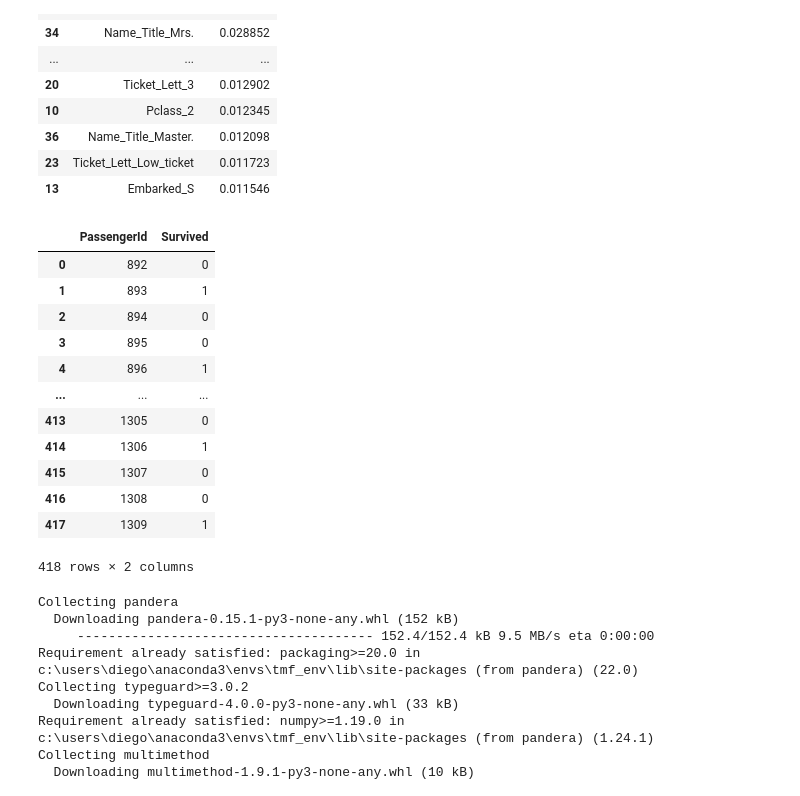
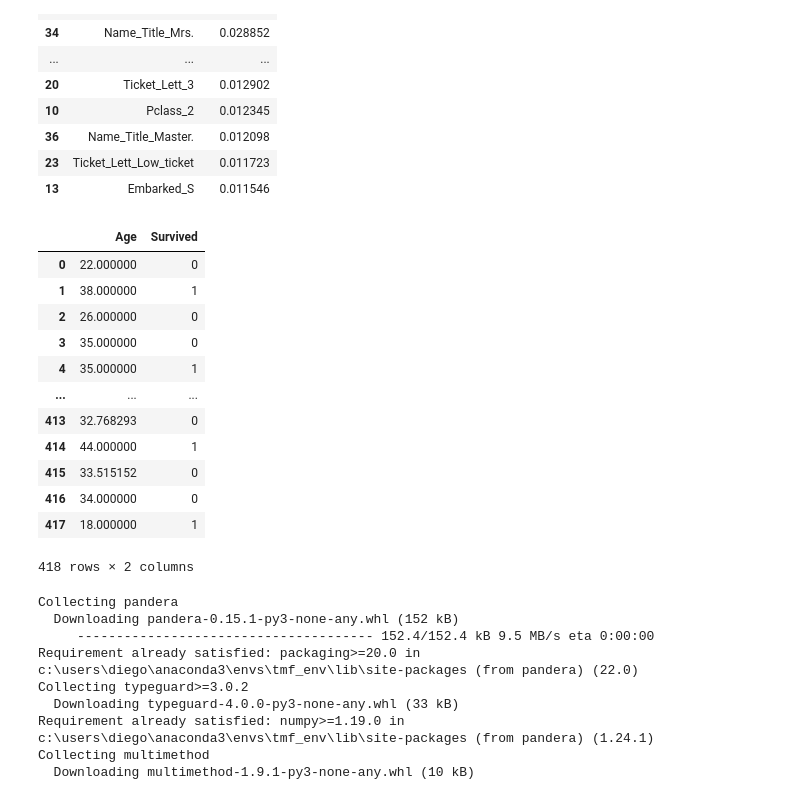
Before and after one commit to diegommezp28/yet-another-titanic-project, a Jupyter notebook: notebooks/model.ipynb, the cells around one changed output. Cells and saved outputs as stored; diff of their text form; code cells hidden in the pictures.

```diff
--- a/notebooks/model.ipynb
+++ b/notebooks/model.ipynb
@@ -12,0 +40,4 @@ test = pd.read_csv(os.path.join('..', 'data','titanic',  'test.csv'))
+# %%
+from sklearn.preprocessing import OneHotEncoder
+enc = OneHotEncoder(handle_unknown='ignore', sparse=False)
+new_cols_train = enc.fit_transform(train[['Name_Title', 'Age']])
@@ -206,12 +273,25 @@ def dummies(train, test, columns = ['Pclass', 'Sex', 'Embarked', 'Ticket_Lett',
     for column in columns:
         train[column] = train[column].apply(lambda x: str(x))
         test[column] = test[column].apply(lambda x: str(x))
-        good_cols = [column+'_'+i for i in train[column].unique() if i in test[column].unique()]
-        train = pd.concat((train, pd.get_dummies(train[column], prefix = column)[good_cols]), axis = 1)
-        test = pd.concat((test, pd.get_dummies(test[column], prefix = column)[good_cols]), axis = 1)
+        # good_cols = [column+'_'+i for i in train[column].unique() if i in test[column].unique()]
+        # enc = OneHotEncoder(handle_unknown='ignore', sparse=False)
+        # enc.fit(train[['Name_Title', 'Age']])
+        # train = pd.concat((train, pd.get_dummies(train[column], prefix = column)[good_cols]), axis = 1)
+        # test = pd.concat((test, pd.get_dummies(test[column], prefix = column)[good_cols]), axis = 1)
+        # del train[column]
+        # del test[column]
+    enc = OneHotEncoder(handle_unknown='ignore', sparse=False)
+    enc.fit(train[columns])
+    new_cols_train = enc.transform(train[columns])
+    new_cols_test = enc.transform(test[columns])
+    train = pd.concat((train, pd.DataFrame.from_records(new_cols_train, columns=enc.get_feature_names(columns))), axis=1)
+    test = pd.concat((test, pd.DataFrame.from_records(new_cols_test, columns=enc.get_feature_names(columns))), axis=1)
+    for column in columns:
         del train[column]
         del test[column]
+
     return train, test
+
 
 def drop(train, test, bye = ['PassengerId']):
     for i in [train, test]:
@@ -316,22 +396,22 @@ pd.concat((pd.DataFrame(train.iloc[:, 1:].columns, columns = ['variable']),
 # %%
 predictions = rf.predict(test)
 predictions = pd.DataFrame(predictions, columns=['Survived'])
-test = pd.read_csv(os.path.join('data','titanic',  'test.csv'))
+# test = pd.read_csv(os.path.join('data','titanic',  'test.csv'))
 predictions = pd.concat((test.iloc[:, 0], predictions), axis = 1)
 predictions
 # %% [output]
-|  | PassengerId | Survived |
-| 0 | 892 | 0 |
-| 1 | 893 | 1 |
-| 2 | 894 | 0 |
-| 3 | 895 | 0 |
-| 4 | 896 | 1 |
+|  | Age | Survived |
+| 0 | 22.000000 | 0 |
+| 1 | 38.000000 | 1 |
+| 2 | 26.000000 | 0 |
+| 3 | 35.000000 | 0 |
+| 4 | 35.000000 | 1 |
 | ... | ... | ... |
-| 413 | 1305 | 0 |
-| 414 | 1306 | 1 |
-| 415 | 1307 | 0 |
-| 416 | 1308 | 0 |
-| 417 | 1309 | 1 |
+| 413 | 32.768293 | 0 |
+| 414 | 44.000000 | 1 |
+| 415 | 33.515152 | 0 |
+| 416 | 34.000000 | 0 |
+| 417 | 18.000000 | 1 |
 418 rows × 2 columns
 # %%
 !pip install pandera
```
Also changed, not shown: parts of 5 cells of this notebook.
